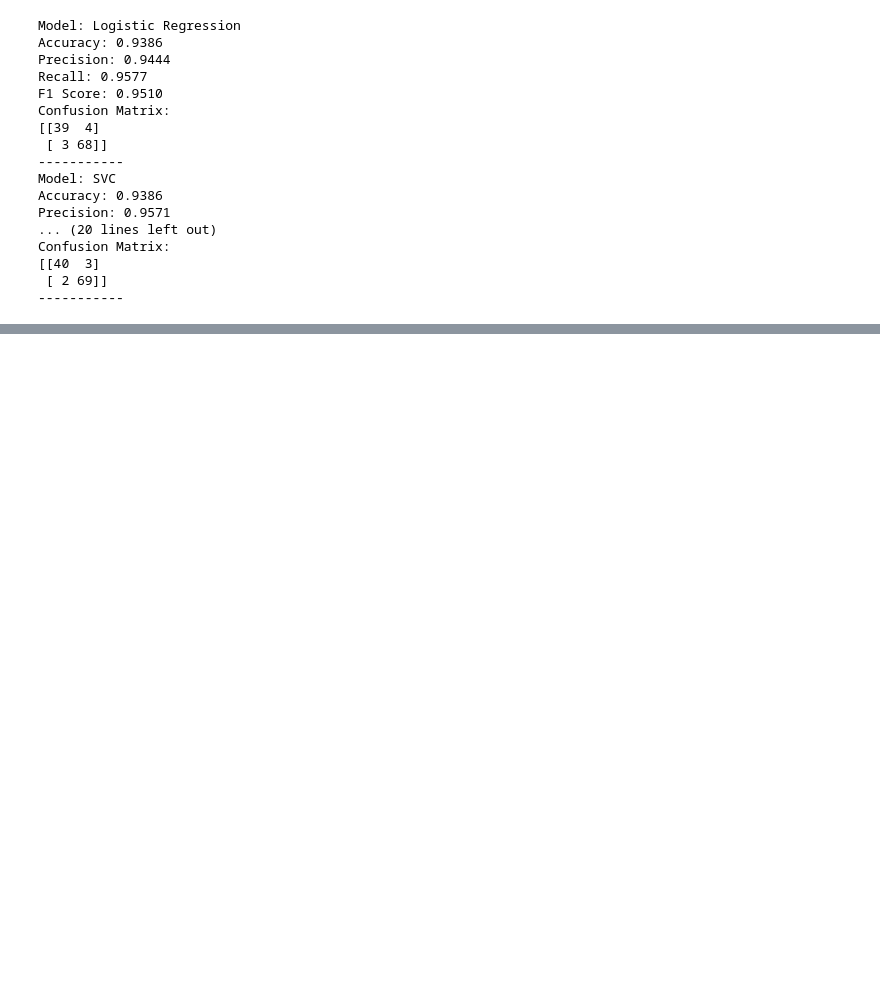
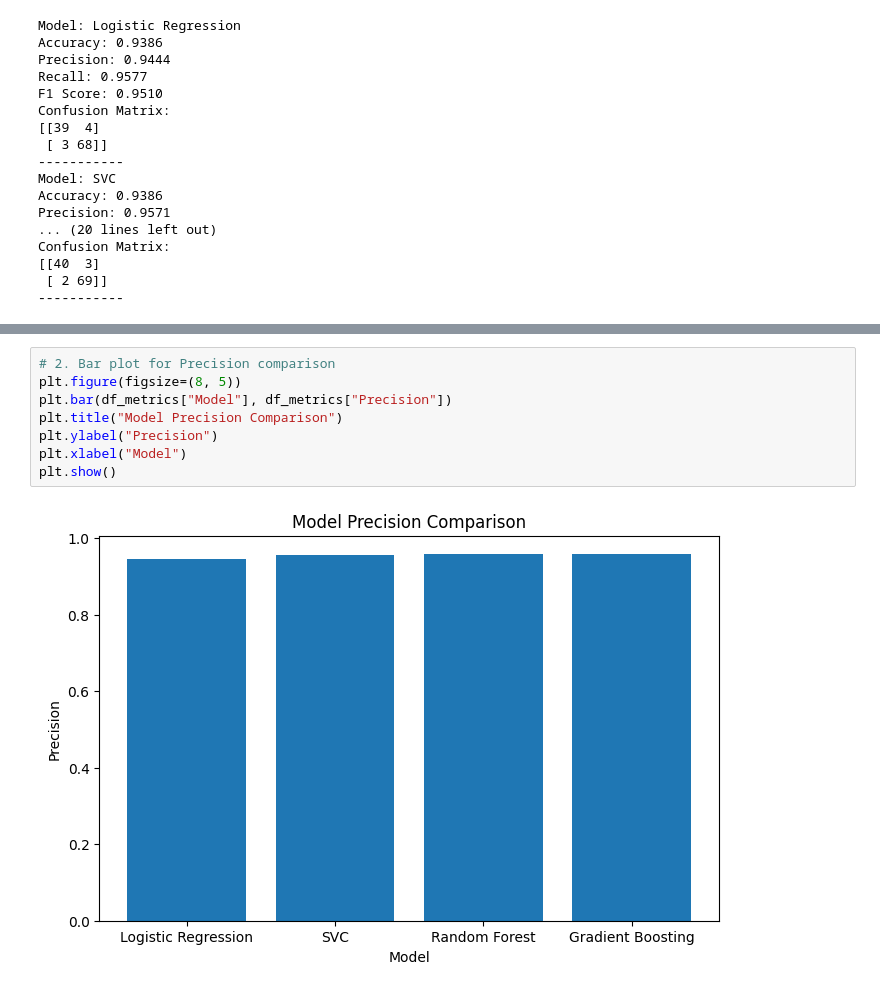
Before and after one commit to virensasalu/Breast-Cancer-Prediction-Model, a Jupyter notebook: Main.ipynb, the cells around one changed output, grey strips where cells are left out. Drawn from its saved outputs; the diff is of its cells as text; blank space fills up the shorter version.

```diff
--- a/Main.ipynb
+++ b/Main.ipynb
@@ -275,0 +248,10 @@ SystemExit: 1
+# %%
+# 2. Bar plot for Precision comparison
+plt.figure(figsize=(8, 5))
+plt.bar(df_metrics["Model"], df_metrics["Precision"])
+plt.title("Model Precision Comparison")
+plt.ylabel("Precision")
+plt.xlabel("Model")
+plt.show()
+# %% [output]
+[figure, added]
```
Also changed, not shown: parts of 17 cells of this notebook, 29 other files.
